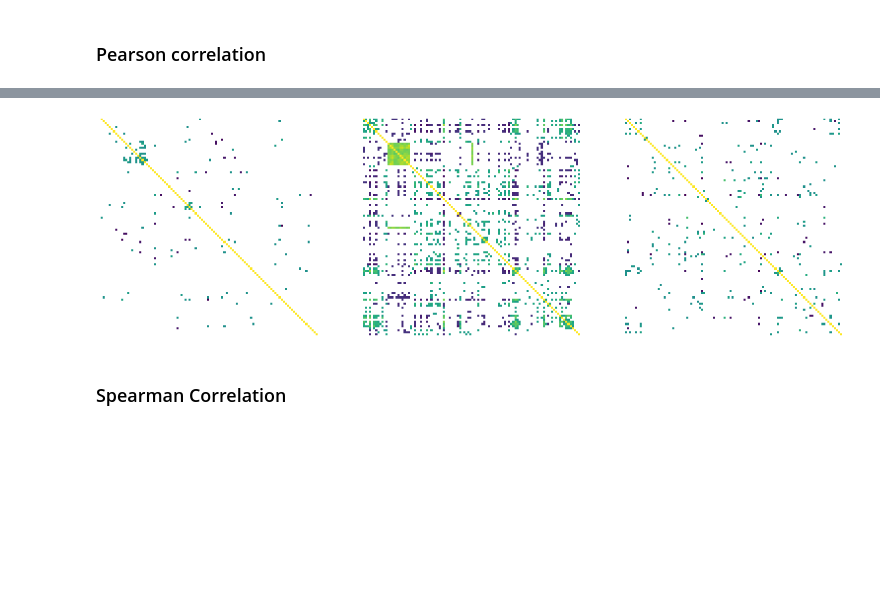
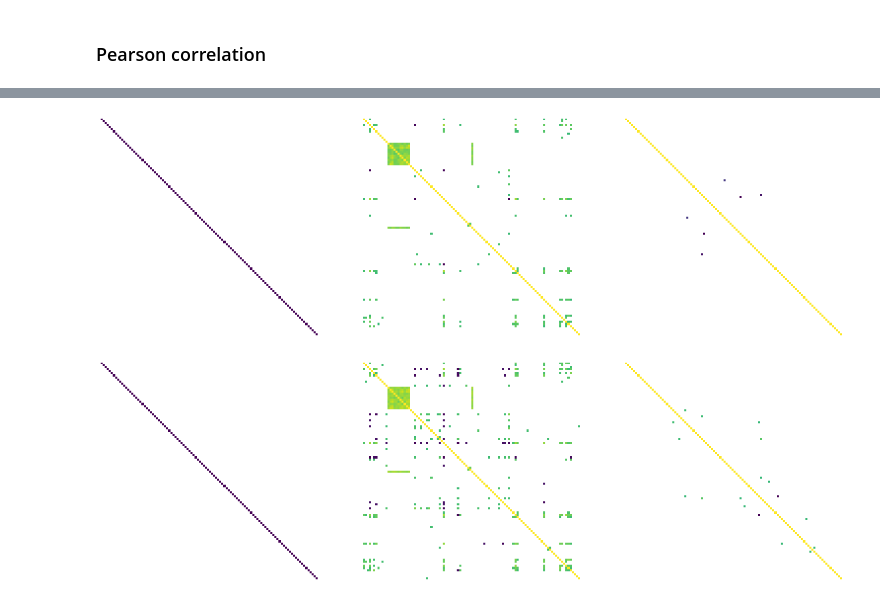
Before and after one commit to Educorreia932/FCUP-BINF, a Jupyter notebook: Assignments/Assignment 6/notebook.ipynb, the cells around one changed output, grey strips where cells are left out. Drawn from its saved outputs; the diff is of its cells as text; code cells hidden in the pictures; blank space fills up the shorter version.

Commit message:
Assignment 6 | Using adjacency matrix for graph and showing statistics

```diff
--- a/Assignments/Assignment 6/notebook.ipynb
+++ b/Assignments/Assignment 6/notebook.ipynb
@@ -80,9 +52,9 @@ plt.show()
 # %% [markdown]
 ### Pearson correlation
 # %%
-threshold = 0.3
+threshold = 0.5
+thresholded_correlations = deepcopy(correlations)
 
-for i, correlation in enumerate(correlations):
-    correlations[i] = correlation[abs(correlation) >= threshold]
-
-correlations[0].head()
+for i, correlation in enumerate(thresholded_correlations):
+    for j, matrix in enumerate(correlation):
+        thresholded_correlations[i][j] = matrix[abs(matrix) >= threshold]
@@ -118,0 +61,21 @@ plt.show()
+# %%
+# TODO: Can we use plotly
+
+def generate_network(correlation):
+    adj_matrix = np.array(correlation.fillna(0))
+    np.fill_diagonal(adj_matrix, 0)
+
+    graph = networkx.from_numpy_array(adj_matrix)
+
+    return graph
+
+for correlation in thresholded_correlations:
+    figure, axes = plt.subplots(1, 3, figsize=(20, 7))
+
+    for i, matrix in enumerate(correlation):
+        graph = generate_network(matrix)
+        networkx.draw(graph, node_size=50, ax=axes[i])
+
+        axes[i].set_axis_off()
+
+    plt.show()
@@ -119,12 +85,12 @@ plt.show()
 # %%
-figure, axes = plt.subplots(1, 3, sharey=True, figsize=(20, 15))
+for correlation in thresholded_correlations:
+    figure, axes = plt.subplots(1, 3, sharey=True, figsize=(20, 15))
 
-for i, correlation in enumerate(correlations):
-    axes[i].matshow(correlation)
-    axes[i].set_axis_off()
+    for i, matrix in enumerate(correlation):
+        axes[i].matshow(matrix)
+        axes[i].set_axis_off()
 
 plt.show()
 # %% [output]
-[figure, old version]
+[figure, new version]
+[figure, added]
-# %% [markdown]
-### Spearman Correlation
```
Also changed, not shown: parts of 13 cells of this notebook.
